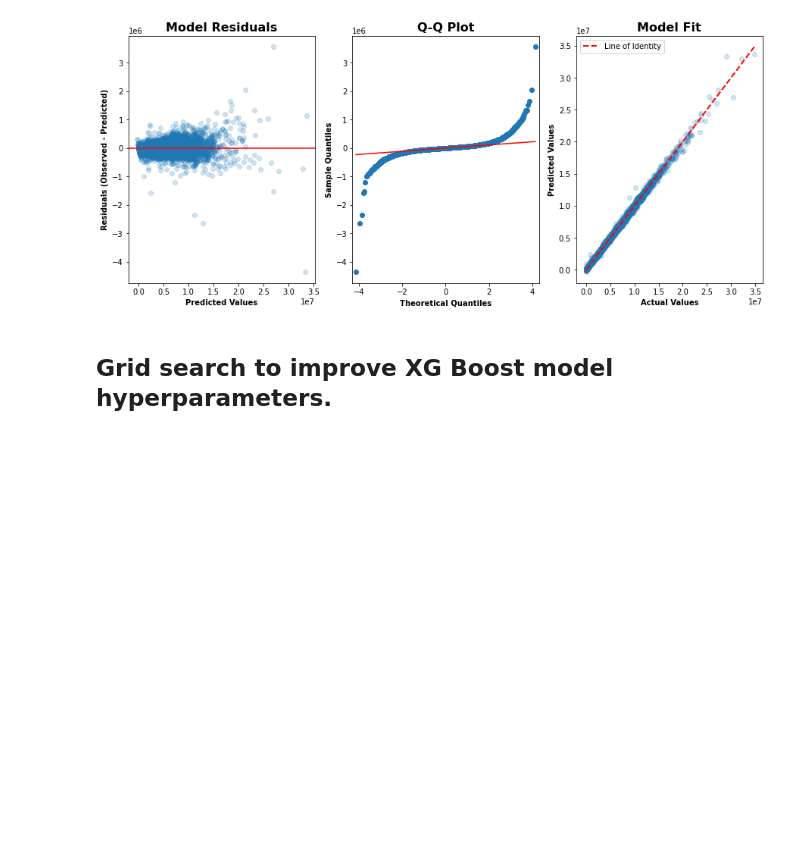
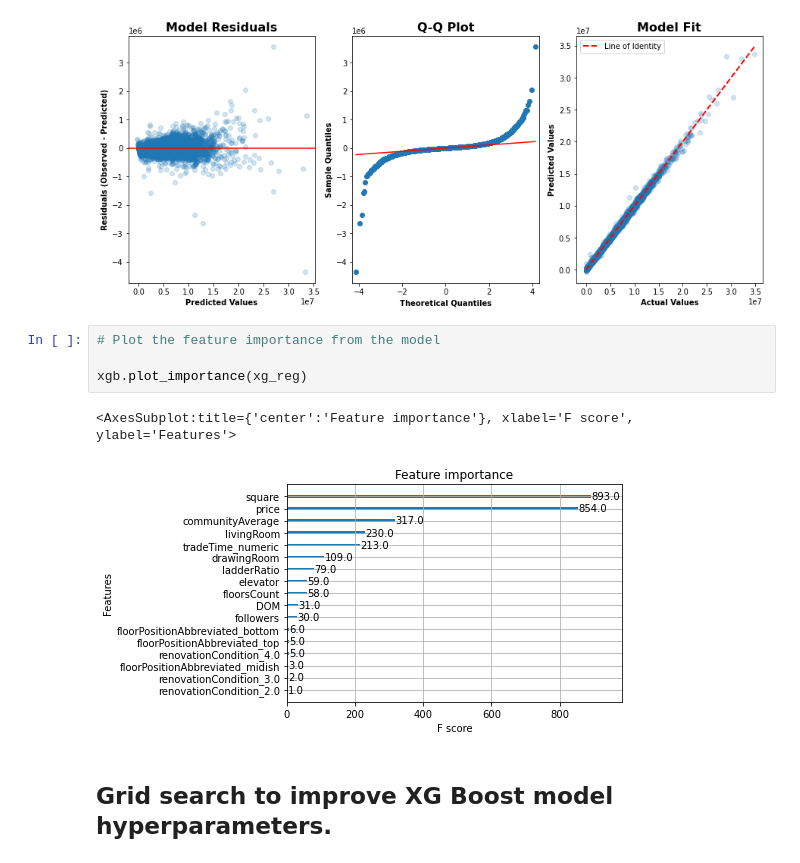
Before and after one commit to JimPeterman/stryd_tech_test, a Jupyter notebook: task_notebook.ipynb, the cells around one changed output. Drawn from its saved outputs; the diff is of its cells as text; blank space fills up the shorter version.

Commit message:
add XGBoost feature importance

```diff
--- a/task_notebook.ipynb
+++ b/task_notebook.ipynb
@@ -718,6 +718,13 @@ RMSE: 94,227
 plot_residuals_qqplot_fit(actual=y_validate, predicted=y_validate_predicted);
 # %% [output]
 [figure]
+# %%
+# Plot the feature importance from the model
+
+xgb.plot_importance(xg_reg)
+# %% [output]
+<AxesSubplot:title={'center':'Feature importance'}, xlabel='F score', ylabel='Features'>
+[figure, added]
 # %% [markdown]
 ## Grid search to improve XG Boost model hyperparameters.
 # %%
```
